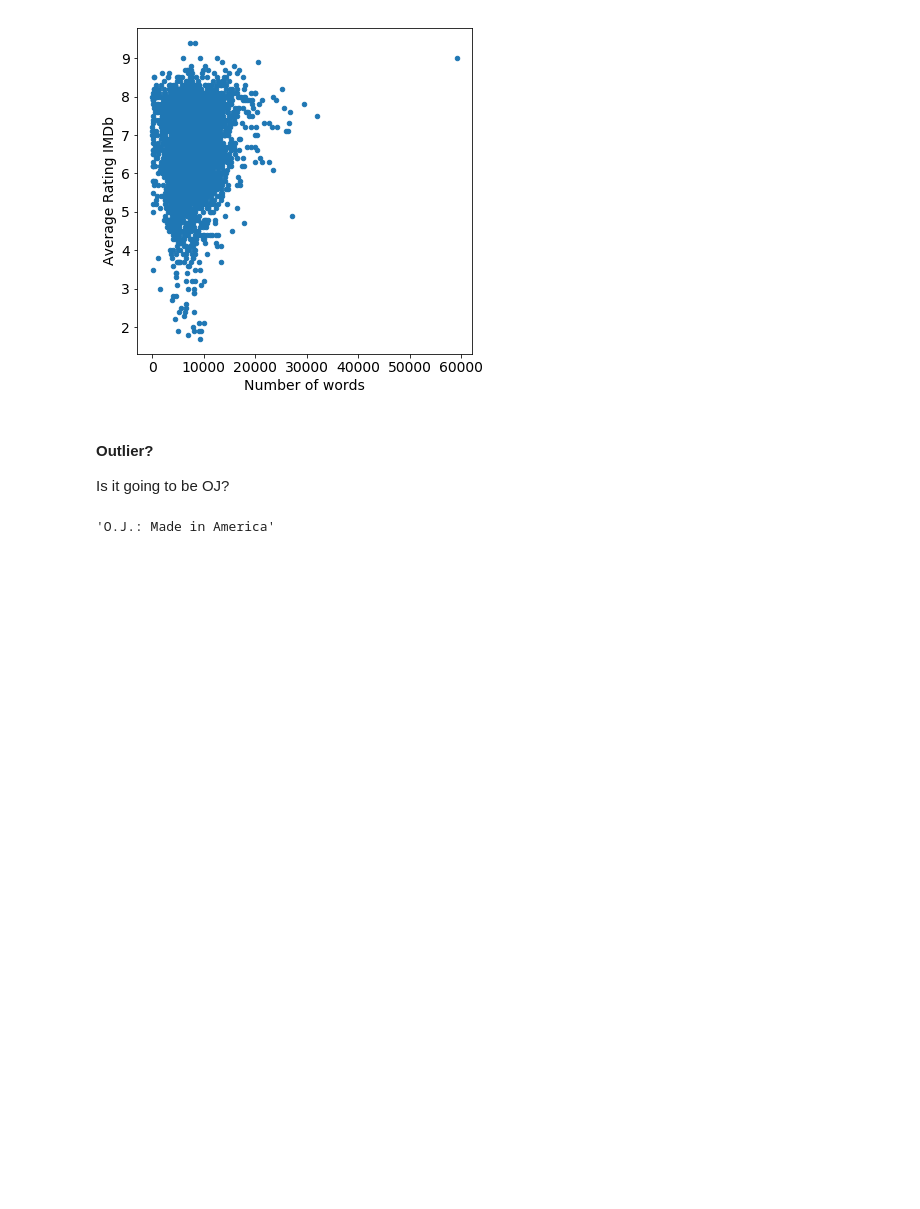
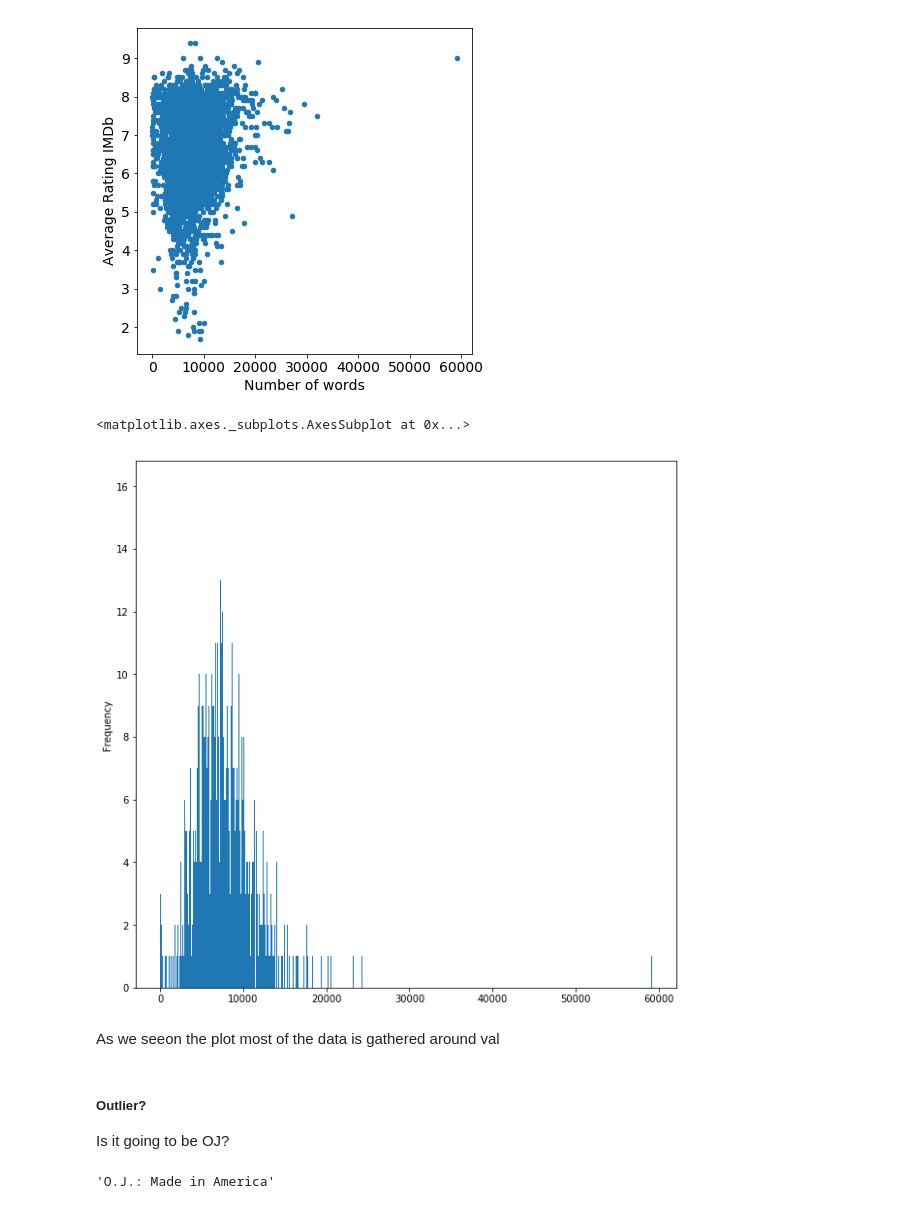
Before and after one commit to Xabitsuki/adamax, a Jupyter notebook: NotebookFinal.ipynb, the cells around one changed output. Cells and saved outputs as stored; diff of their text form; code cells hidden in the pictures; blank space fills up the shorter version.

```diff
--- a/NotebookFinal.ipynb
+++ b/NotebookFinal.ipynb
@@ -547,7 +550,8 @@ df_words_ratings = df_words_stats.join(other=df_ratings,
                                        how='inner')
 # join with basics to get title:
 df_words_ratings = df_words_ratings.join(other=df_basics.select('tconst',
-                                                                'originalTitle'),
+                                                                'originalTitle',
+                                                                'titleType'),
                                          on='tconst',
                                          how='inner')
 # %%
@@ -653,8 +672,15 @@ plt.xlabel('Number of words',fontsize=14);
 plt.ylabel('Average Rating IMDb',fontsize=14);
 # %% [output]
 [figure]
+# %%
+df_words_ratings_pd['num_words'].plot.hist(bins=4000,figsize=(10,10))
+# %% [output]
+<matplotlib.axes._subplots.AxesSubplot at 0x...>
+[figure, added]
+# %% [markdown]
+As we seeon the plot most of the data is gathered around val
 # %% [markdown]
-#### Outlier?
+##### Outlier?
 Is it going to be OJ?
 # %%
 df_words_ratings_pd.iloc[df_words_ratings_pd["num_words"].idxmax()]["originalTitle"]
```
Also changed, not shown: parts of 6 cells of this notebook.
